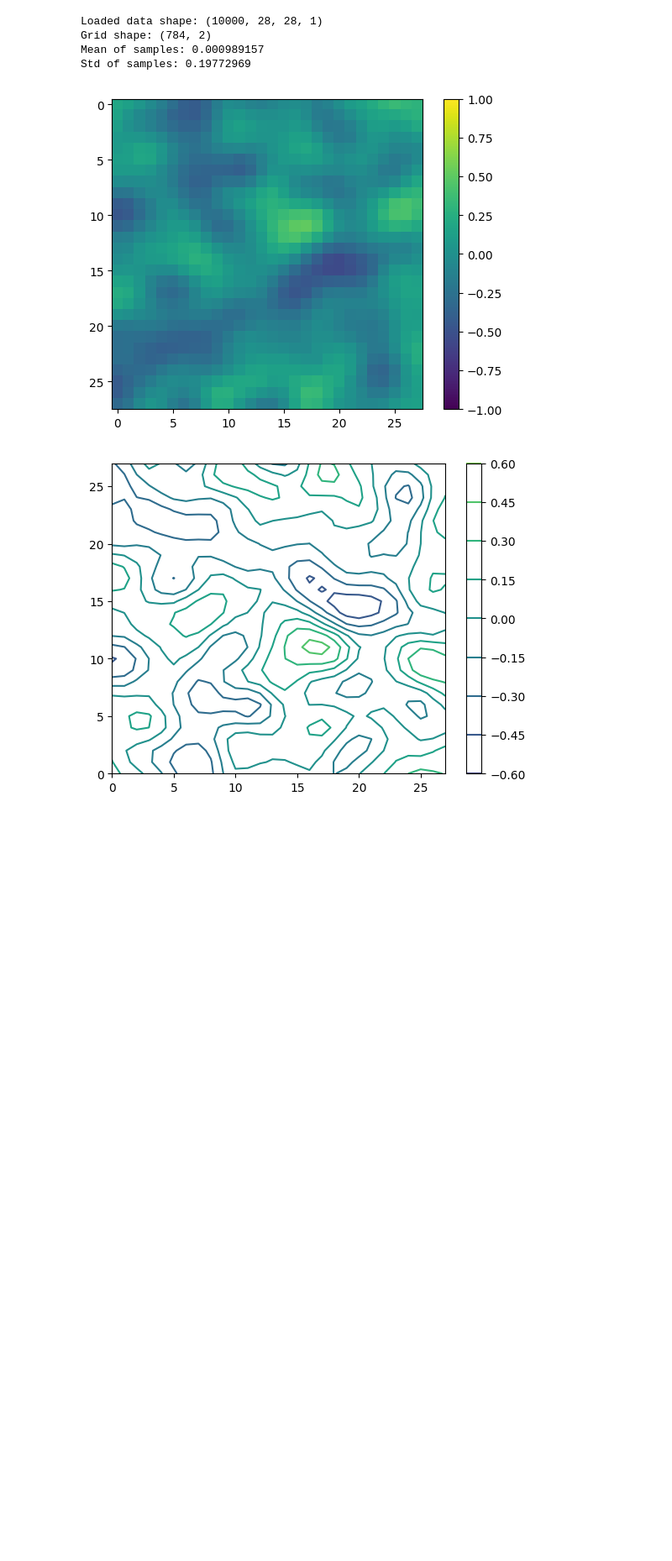
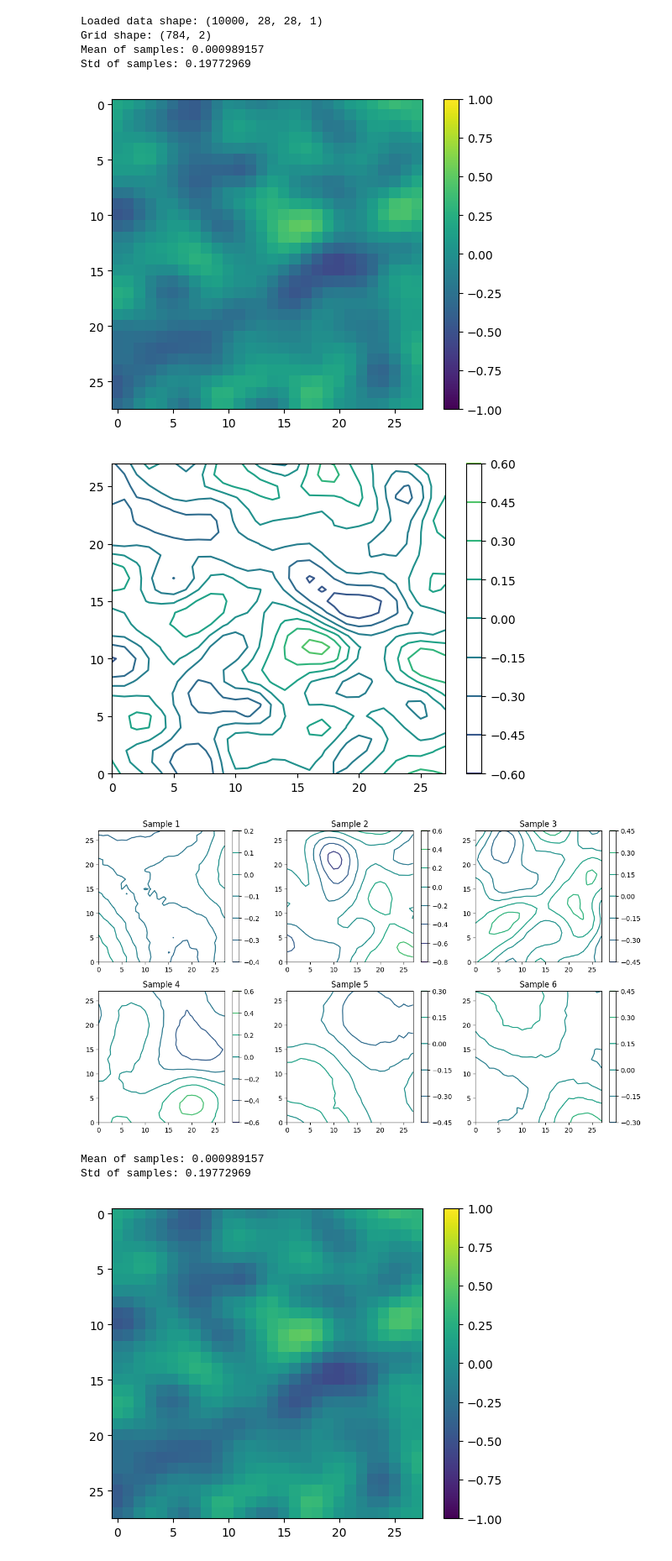
Before and after one commit to manjudhital/master_thesis, a Jupyter notebook: phasefield/data_generation2.0_code.ipynb, the cells around one changed output. Shown at 84% size. Drawn from its saved outputs; the diff is of its cells as text; code cells hidden in the pictures; blank space fills up the shorter version.

```diff
--- a/phasefield/data_generation2.0_code.ipynb
+++ b/phasefield/data_generation2.0_code.ipynb
@@ -587,3 +576,60 @@ Mean of samples: 0.000989157
 Std of samples: 0.19772969
 [figure]
 [figure]
+# %%
+# Plot the sample
+# plt.figure(figsize=(8, 6))
+# plt.imshow(sample, extent=[-jnp.pi, jnp.pi, -jnp.pi, jnp.pi], origin='lower',vmin=-1, vmax=1, cmap='viridis')
+# # plt.contour(sample, levels=10, cmap='viridis')
+# # plt.colorbar(label="u(x, y)")
+# plt.title(f"Sample {sample_index} from num_samples")
+# plt.colorbar()
+# plt.xlabel("x")
+# plt.ylabel("y")
+# plt.show()
+
+# plt.figure(figsize=(8, 6))
+# # plt.imshow(sample, extent=[-jnp.pi, jnp.pi, -jnp.pi, jnp.pi], origin='lower', cmap='viridis')
+# plt.contour(sample, levels=5,vmin=-1, vmax=1, cmap='viridis')
+# # plt.colorbar(label="u(x, y)")
+# plt.title(f"Sample {sample_index} from num_samples")
+# plt.colorbar()
+# plt.xlabel("x")
+# plt.ylabel("y")
+# plt.show()
+
+# Plot multiple samples in a grid
+n_plots = 6  # Number of samples to display
+plt.figure(figsize=(12, 10))
+for i in range(n_plots):
+    plt.subplot(3, 3, i+1)
+    sample = data.num_samples[i, :, :, 0]
+    # plt.imshow(sample, extent=[-jnp.pi, jnp.pi, -jnp.pi, jnp.pi], origin='lower', cmap='viridis')
+    # plt.contour(sample, extent=[-jnp.pi, jnp.pi, -jnp.pi, jnp.pi], origin='lower', cmap='viridis')
+    plt.contour(sample, levels=5, vmin=-1, vmax=1, cmap='viridis')
+    plt.colorbar()
+    plt.title(f"Sample {i+1}")
+plt.tight_layout()
+plt.show()
+
+
+
+
+
+# plot the all data together
+loaded_samples = np.load("./data_generation_checking/phasefield_data_28x28_Onet_10k.npy")
+print("Mean of samples:", np.mean(loaded_samples))
+print("Std of samples:", np.std(loaded_samples))
+plt.imshow(loaded_samples[0, :, :, 0], vmin = -1, vmax = 1,  cmap='viridis')
+plt.colorbar()
+plt.show()
+
+
+plt.contour(loaded_samples[0, :, :, 0], levels = 5, vmin = -1, vmax = 1, cmap='viridis')
+plt.colorbar()
+plt.show()
+# %% [output]
+[figure, added]
+Mean of samples: 0.000989157
+Std of samples: 0.19772969
+[figure, added]
```
Also changed, not shown: parts of 3 cells of this notebook, 1 other file.
